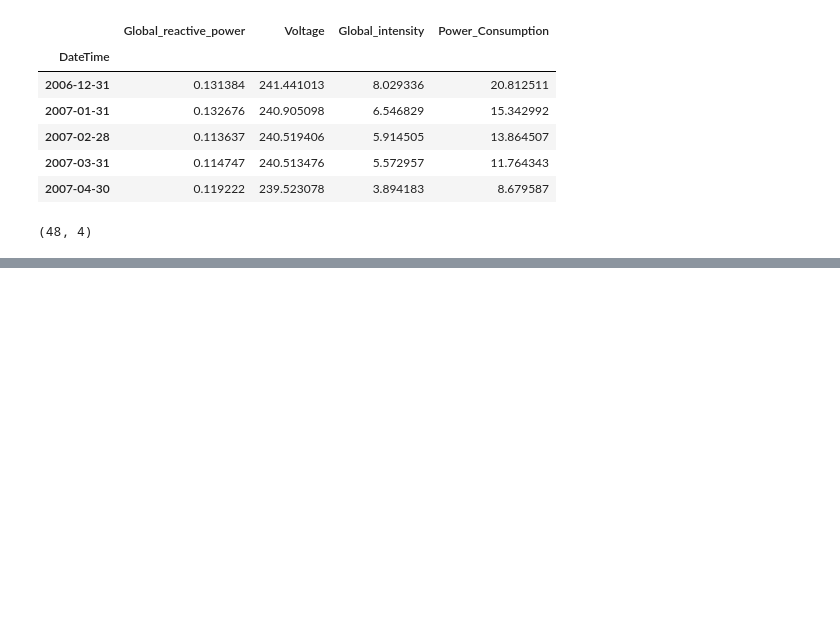
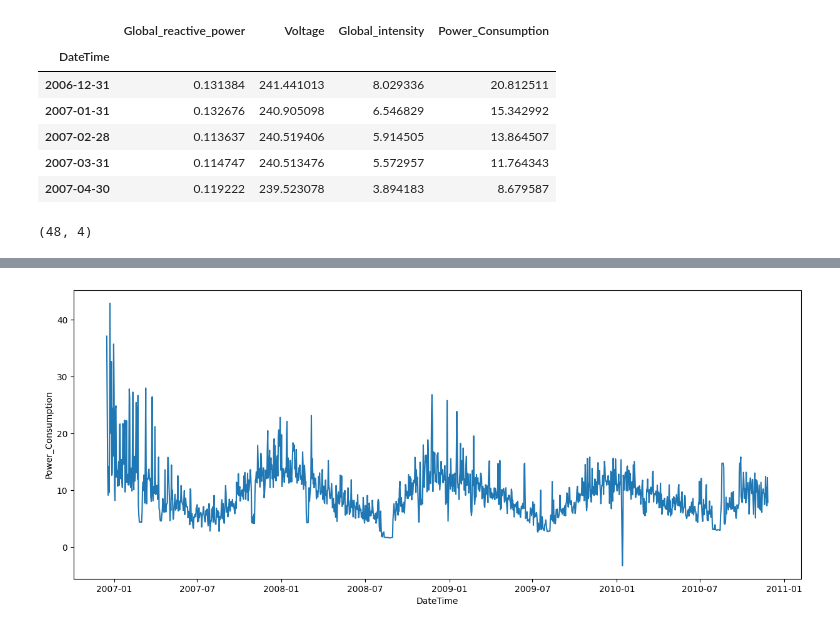
Before and after one commit to nikitasakale/timeseries-project, a Jupyter notebook: individual-household-electric-power-consumption.ipynb, the cells around one changed output, grey strips where cells are left out. Cells and saved outputs as stored; diff of their text form; code cells hidden in the pictures; blank space fills up the shorter version.

```diff
--- a/individual-household-electric-power-consumption.ipynb
+++ b/individual-household-electric-power-consumption.ipynb
@@ -236,0 +254,6 @@ monthly_df.shape
+# %%
+plt.figure(figsize=(15,6))
+sns.lineplot(x='DateTime',y='Power_Consumption', data=day_df)
+plt.show()
+# %% [output]
+[figure, added]
```
Also changed, not shown: parts of 3 cells of this notebook.
